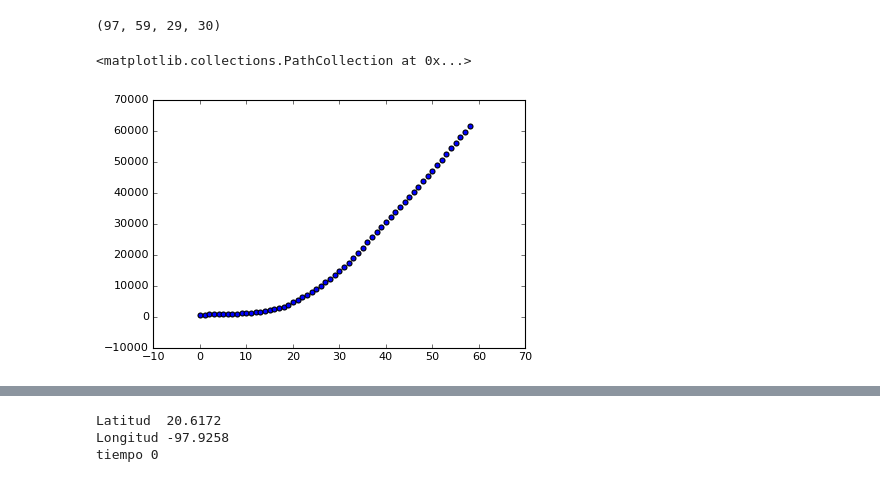
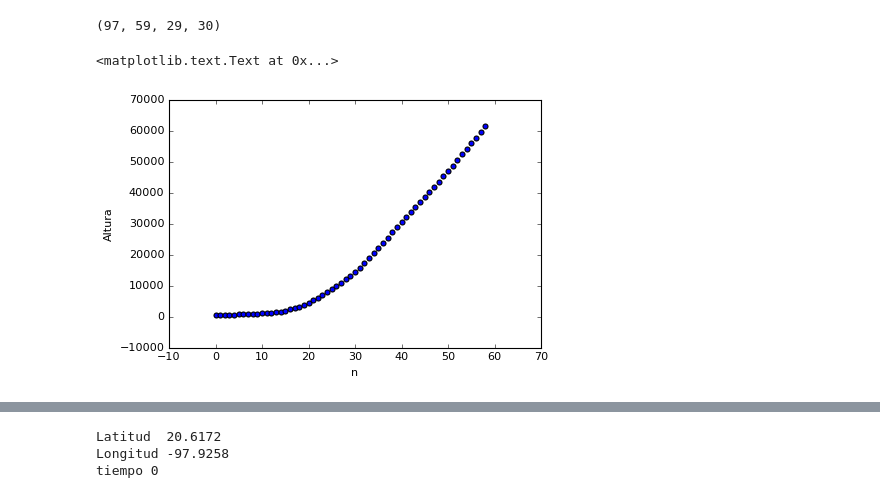
Before and after one commit to cpierard/capa_limite_WRF, a Jupyter notebook: Calculo_Richardson.ipynb, the cells around one changed output, grey strips where cells are left out. Saved outputs shown, nothing was run; the diff lists cells and outputs as text; code cells hidden in the pictures.

```diff
--- a/Calculo_Richardson.ipynb
+++ b/Calculo_Richardson.ipynb
@@ -206,7 +228,9 @@ u.shape
 z_range = range(0, len(Z[:, 20, 20]))
 # %%
 plt.scatter(z_range, Z[:, 20, 20])
+plt.xlabel('n')
+plt.ylabel('Altura')
 # %% [output]
-<matplotlib.collections.PathCollection at 0x...>
+<matplotlib.text.Text at 0x...>
-[figure, old version]
+[figure, new version]
 # %%
```
Also changed, not shown: parts of 53 cells of this notebook, 1 other file.
